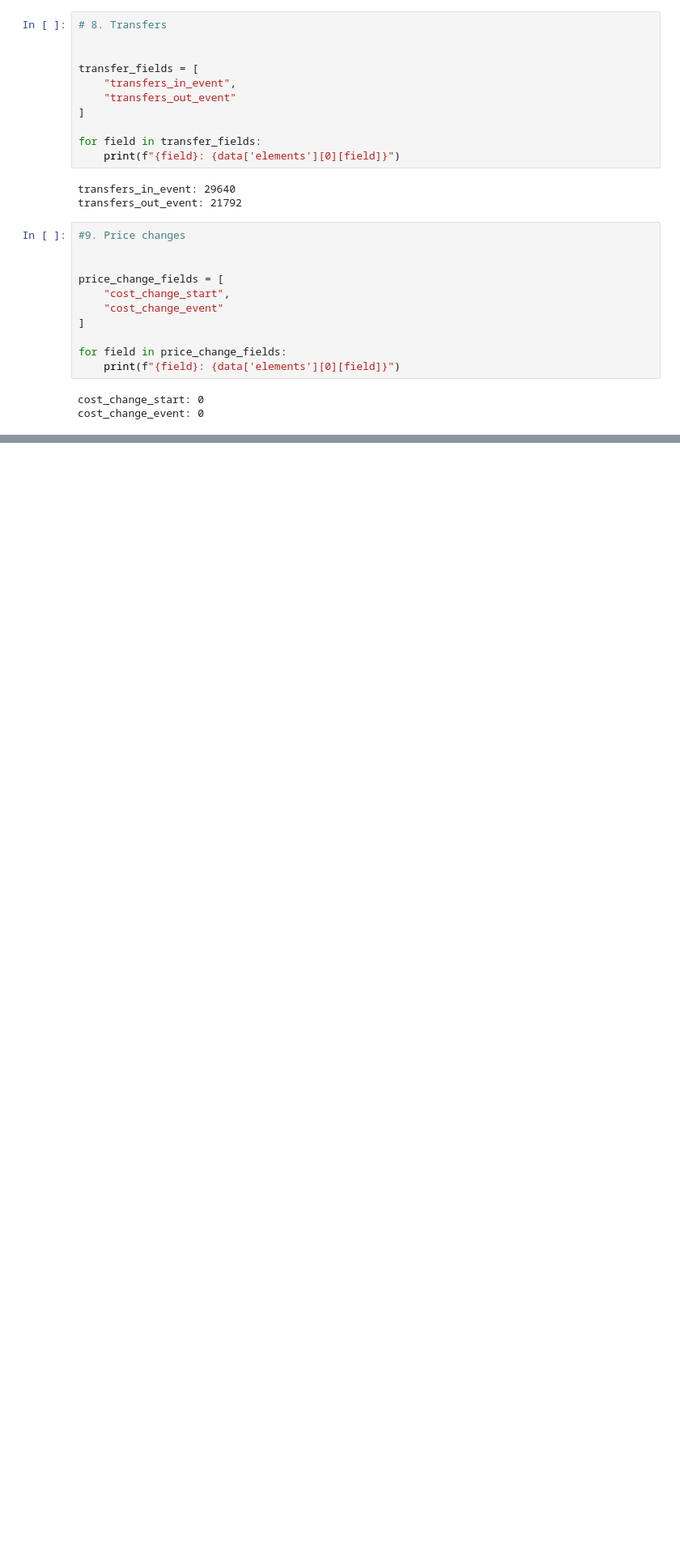
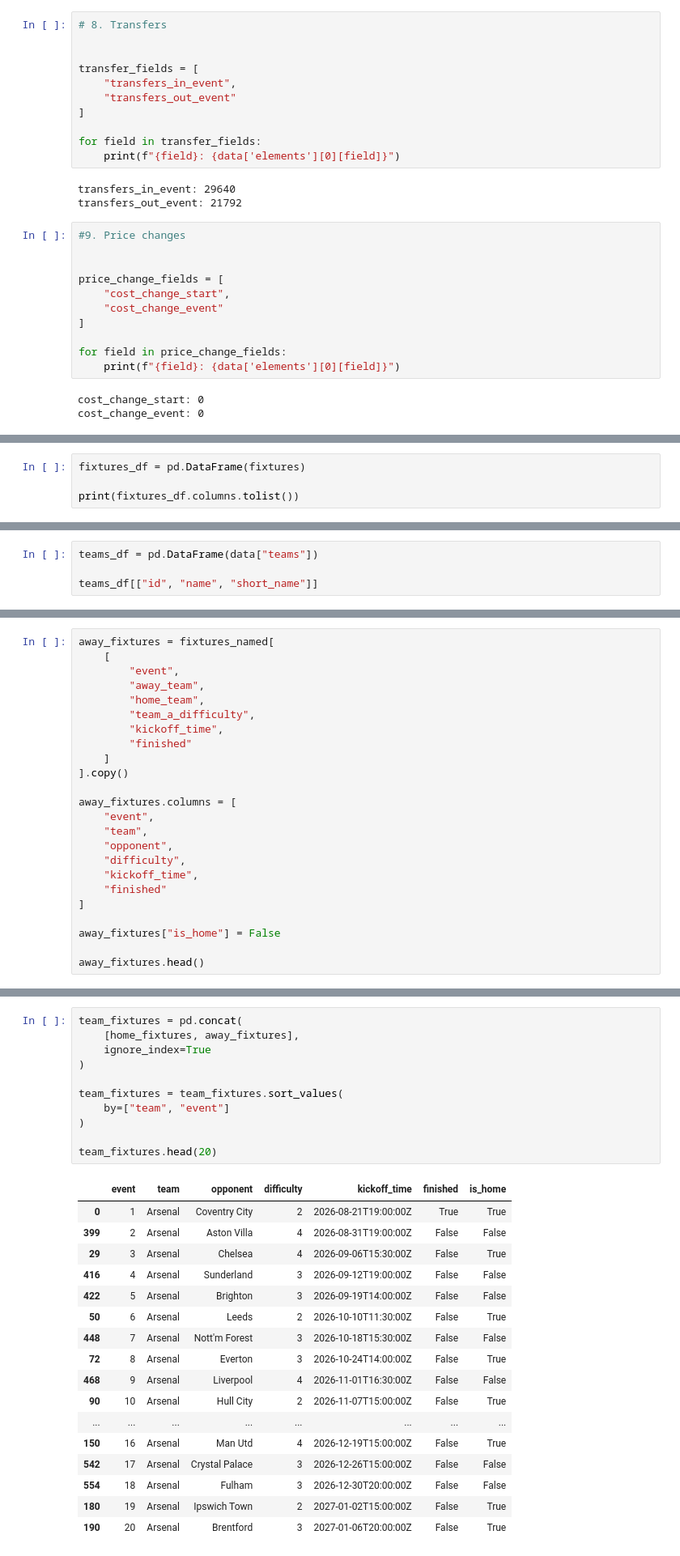
Before and after one commit to ManasMalik-1/FPL-Edge, a Jupyter notebook: notebooks/day2_fpl_api_exploration.ipynb, the cells around one changed output, grey strips where cells are left out. Shown at 81% size. Saved outputs shown, nothing was run; the diff lists cells and outputs as text; blank space fills up the shorter version.

```diff
--- a/notebooks/day2_fpl_api_exploration.ipynb
+++ b/notebooks/day2_fpl_api_exploration.ipynb
@@ -236,0 +262,4 @@ cost_change_event: 0
+# %%
+fixtures_df = pd.DataFrame(fixtures)
+
+print(fixtures_df.columns.tolist())
@@ -236,0 +341,4 @@ cost_change_event: 0
+# %%
+teams_df = pd.DataFrame(data["teams"])
+
+teams_df[["id", "name", "short_name"]]
@@ -236,0 +513,24 @@ cost_change_event: 0
+# %%
+away_fixtures = fixtures_named[
+    [
+        "event",
+        "away_team",
+        "home_team",
+        "team_a_difficulty",
+        "kickoff_time",
+        "finished"
+    ]
+].copy()
+
+away_fixtures.columns = [
+    "event",
+    "team",
+    "opponent",
+    "difficulty",
+    "kickoff_time",
+    "finished"
+]
+
+away_fixtures["is_home"] = False
+
+away_fixtures.head()
@@ -236,0 +544,29 @@ cost_change_event: 0
+# %%
+team_fixtures = pd.concat(
+    [home_fixtures, away_fixtures],
+    ignore_index=True
+)
+
+team_fixtures = team_fixtures.sort_values(
+    by=["team", "event"]
+)
+
+team_fixtures.head(20)
+# %% [output]
+|  | event | team | opponent | difficulty | kickoff_time | finished | is_home |
+| 0 | 1 | Arsenal | Coventry City | 2 | 2026-08-21T19:00:00Z | True | True |
+| 399 | 2 | Arsenal | Aston Villa | 4 | 2026-08-31T19:00:00Z | False | False |
+| 29 | 3 | Arsenal | Chelsea | 4 | 2026-09-06T15:30:00Z | False | True |
+| 416 | 4 | Arsenal | Sunderland | 3 | 2026-09-12T19:00:00Z | False | False |
+| 422 | 5 | Arsenal | Brighton | 3 | 2026-09-19T14:00:00Z | False | False |
+| 50 | 6 | Arsenal | Leeds | 2 | 2026-10-10T11:30:00Z | False | True |
+| 448 | 7 | Arsenal | Nott'm Forest | 3 | 2026-10-18T15:30:00Z | False | False |
+| 72 | 8 | Arsenal | Everton | 3 | 2026-10-24T14:00:00Z | False | True |
+| 468 | 9 | Arsenal | Liverpool | 4 | 2026-11-01T16:30:00Z | False | False |
+| 90 | 10 | Arsenal | Hull City | 2 | 2026-11-07T15:00:00Z | False | True |
+| ... | ... | ... | ... | ... | ... | ... | ... |
+| 150 | 16 | Arsenal | Man Utd | 4 | 2026-12-19T15:00:00Z | False | True |
+| 542 | 17 | Arsenal | Crystal Palace | 3 | 2026-12-26T15:00:00Z | False | False |
+| 554 | 18 | Arsenal | Fulham | 3 | 2026-12-30T20:00:00Z | False | False |
+| 180 | 19 | Arsenal | Ipswich Town | 2 | 2027-01-02T15:00:00Z | False | True |
+| 190 | 20 | Arsenal | Brentford | 3 | 2027-01-06T20:00:00Z | False | True |
```
Also changed, not shown: parts of 65 cells of this notebook, 2 other files.
